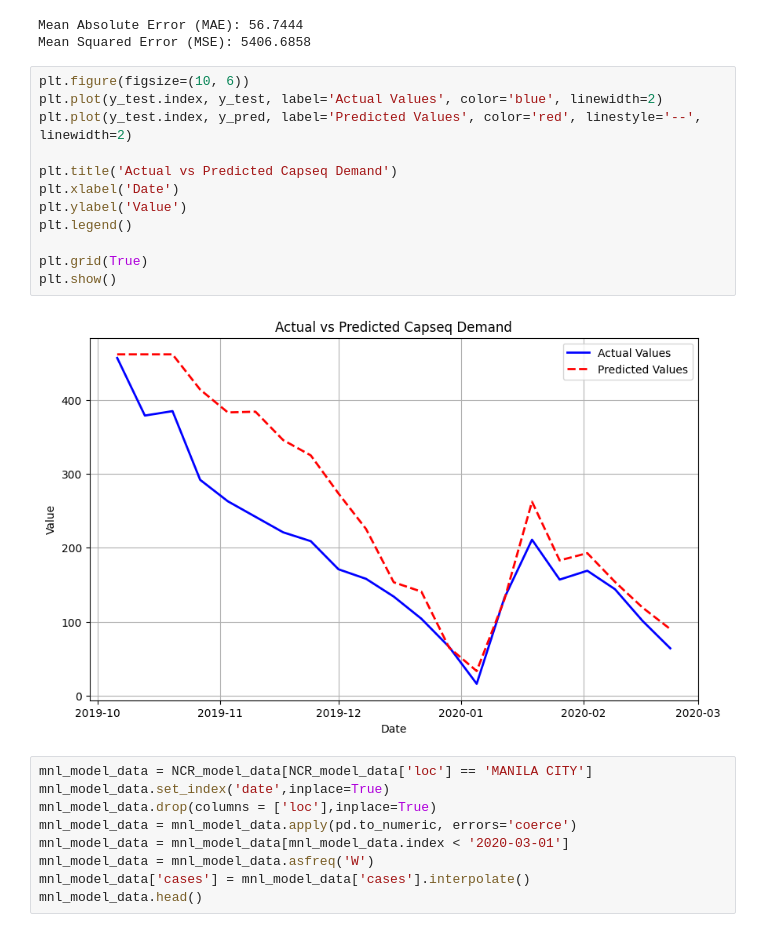
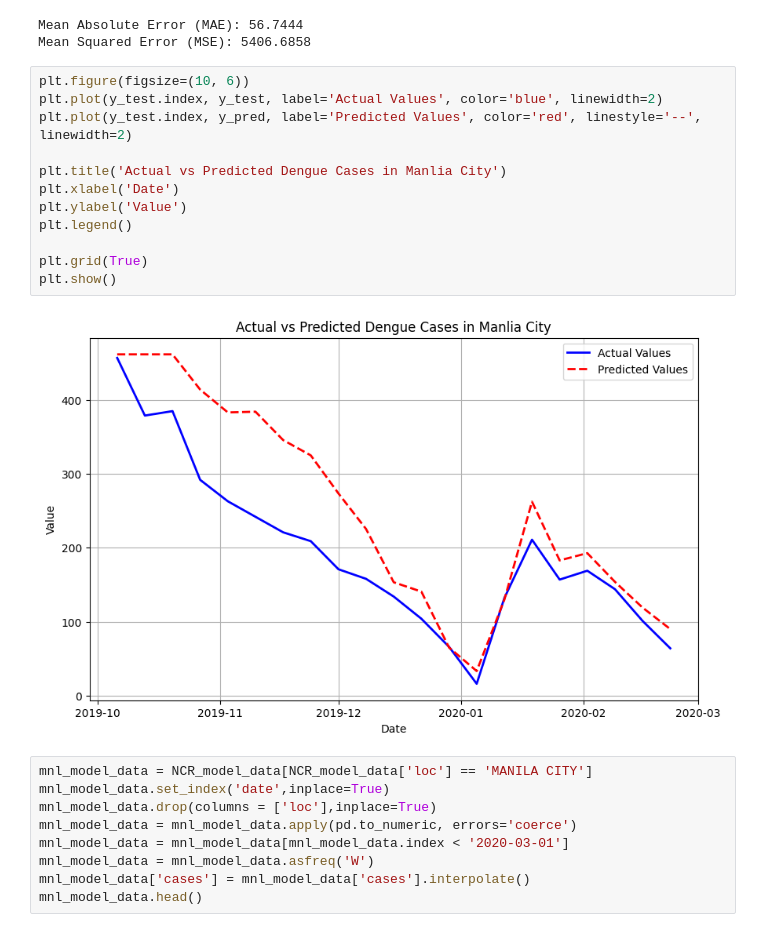
Before and after one commit to manganeseheptoxide/Philippine-Dengue-Cases-Forecasting, a Jupyter notebook: model_training.ipynb, the cells around one changed output. Saved outputs shown, nothing was run; the diff lists cells and outputs as text.

```diff
--- a/model_training.ipynb
+++ b/model_training.ipynb
@@ -264,17 +270,17 @@ Mean Squared Error (MSE): 5406.6858
 # %%
 plt.figure(figsize=(10, 6))
 plt.plot(y_test.index, y_test, label='Actual Values', color='blue', linewidth=2)
 plt.plot(y_test.index, y_pred, label='Predicted Values', color='red', linestyle='--', linewidth=2)
 
-plt.title('Actual vs Predicted Capseq Demand')
+plt.title('Actual vs Predicted Dengue Cases in Manlia City')
 plt.xlabel('Date')
 plt.ylabel('Value')
 plt.legend()
 
 plt.grid(True)
 plt.show()
 # %% [output]
-[figure, old version]
+[figure, new version]
 # %%
 mnl_model_data = NCR_model_data[NCR_model_data['loc'] == 'MANILA CITY']
 mnl_model_data.set_index('date',inplace=True)
```
Also changed, not shown: parts of 5 cells of this notebook.
